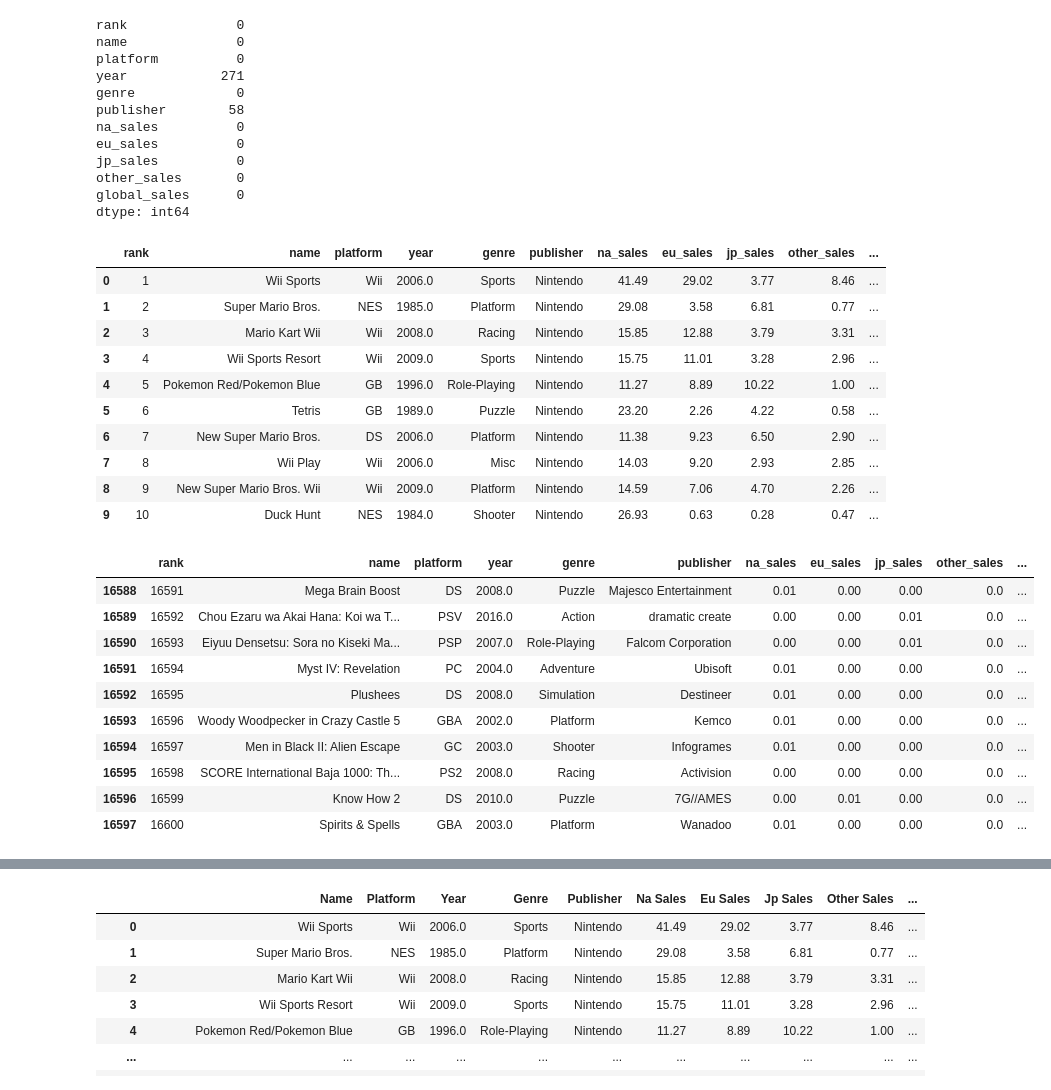
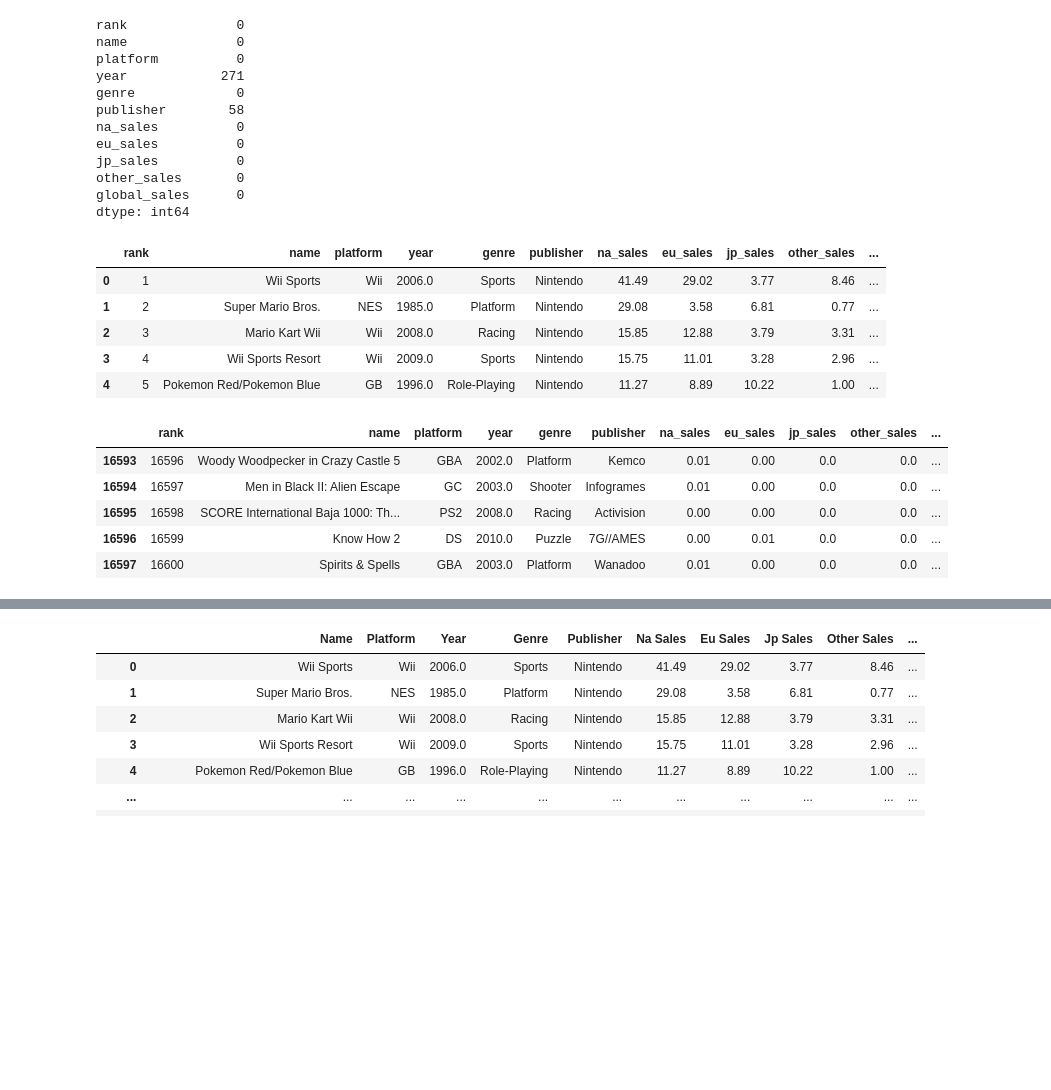
Before and after one commit to V-Pool/vg_sales, a Jupyter notebook: sales.ipynb, the cells around one changed output, grey strips where cells are left out. Cells and saved outputs as stored; diff of their text form; code cells hidden in the pictures; blank space fills up the shorter version.

```diff
--- a/sales.ipynb
+++ b/sales.ipynb
@@ -49,7 +49,7 @@ other_sales       0
 global_sales      0
 dtype: int64
 # %%
-games.head(10)
+games.head(5)
 # %% [output]
 |  | rank | name | platform | year | genre | publisher | na_sales | eu_sales | jp_sales | other_sales | ... |
 | 0 | 1 | Wii Sports | Wii | 2006.0 | Sports | Nintendo | 41.49 | 29.02 | 3.77 | 8.46 | ... |
@@ -57,22 +57,12 @@ games.head(10)
 | 2 | 3 | Mario Kart Wii | Wii | 2008.0 | Racing | Nintendo | 15.85 | 12.88 | 3.79 | 3.31 | ... |
 | 3 | 4 | Wii Sports Resort | Wii | 2009.0 | Sports | Nintendo | 15.75 | 11.01 | 3.28 | 2.96 | ... |
 | 4 | 5 | Pokemon Red/Pokemon Blue | GB | 1996.0 | Role-Playing | Nintendo | 11.27 | 8.89 | 10.22 | 1.00 | ... |
-| 5 | 6 | Tetris | GB | 1989.0 | Puzzle | Nintendo | 23.20 | 2.26 | 4.22 | 0.58 | ... |
-| 6 | 7 | New Super Mario Bros. | DS | 2006.0 | Platform | Nintendo | 11.38 | 9.23 | 6.50 | 2.90 | ... |
-| 7 | 8 | Wii Play | Wii | 2006.0 | Misc | Nintendo | 14.03 | 9.20 | 2.93 | 2.85 | ... |
-| 8 | 9 | New Super Mario Bros. Wii | Wii | 2009.0 | Platform | Nintendo | 14.59 | 7.06 | 4.70 | 2.26 | ... |
-| 9 | 10 | Duck Hunt | NES | 1984.0 | Shooter | Nintendo | 26.93 | 0.63 | 0.28 | 0.47 | ... |
 # %%
-games.tail(10)
+games.tail(5)
 # %% [output]
 |  | rank | name | platform | year | genre | publisher | na_sales | eu_sales | jp_sales | other_sales | ... |
-| 16588 | 16591 | Mega Brain Boost | DS | 2008.0 | Puzzle | Majesco Entertainment | 0.01 | 0.00 | 0.00 | 0.0 | ... |
-| 16589 | 16592 | Chou Ezaru wa Akai Hana: Koi wa T... | PSV | 2016.0 | Action | dramatic create | 0.00 | 0.00 | 0.01 | 0.0 | ... |
-| 16590 | 16593 | Eiyuu Densetsu: Sora no Kiseki Ma... | PSP | 2007.0 | Role-Playing | Falcom Corporation | 0.00 | 0.00 | 0.01 | 0.0 | ... |
-| 16591 | 16594 | Myst IV: Revelation | PC | 2004.0 | Adventure | Ubisoft | 0.01 | 0.00 | 0.00 | 0.0 | ... |
-| 16592 | 16595 | Plushees | DS | 2008.0 | Simulation | Destineer | 0.01 | 0.00 | 0.00 | 0.0 | ... |
-| 16593 | 16596 | Woody Woodpecker in Crazy Castle 5 | GBA | 2002.0 | Platform | Kemco | 0.01 | 0.00 | 0.00 | 0.0 | ... |
-| 16594 | 16597 | Men in Black II: Alien Escape | GC | 2003.0 | Shooter | Infogrames | 0.01 | 0.00 | 0.00 | 0.0 | ... |
-| 16595 | 16598 | SCORE International Baja 1000: Th... | PS2 | 2008.0 | Racing | Activision | 0.00 | 0.00 | 0.00 | 0.0 | ... |
-| 16596 | 16599 | Know How 2 | DS | 2010.0 | Puzzle | 7G//AMES | 0.00 | 0.01 | 0.00 | 0.0 | ... |
-| 16597 | 16600 | Spirits & Spells | GBA | 2003.0 | Platform | Wanadoo | 0.01 | 0.00 | 0.00 | 0.0 | ... |
+| 16593 | 16596 | Woody Woodpecker in Crazy Castle 5 | GBA | 2002.0 | Platform | Kemco | 0.01 | 0.00 | 0.0 | 0.0 | ... |
+| 16594 | 16597 | Men in Black II: Alien Escape | GC | 2003.0 | Shooter | Infogrames | 0.01 | 0.00 | 0.0 | 0.0 | ... |
+| 16595 | 16598 | SCORE International Baja 1000: Th... | PS2 | 2008.0 | Racing | Activision | 0.00 | 0.00 | 0.0 | 0.0 | ... |
+| 16596 | 16599 | Know How 2 | DS | 2010.0 | Puzzle | 7G//AMES | 0.00 | 0.01 | 0.0 | 0.0 | ... |
+| 16597 | 16600 | Spirits & Spells | GBA | 2003.0 | Platform | Wanadoo | 0.01 | 0.00 | 0.0 | 0.0 | ... |
```
Also changed, not shown: parts of 1 cell of this notebook, 2 other files.
